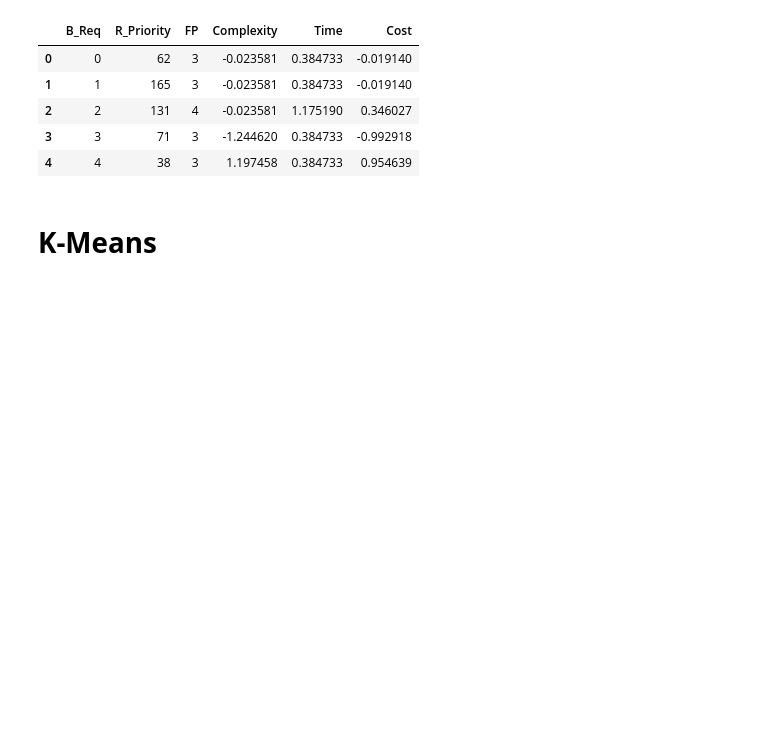
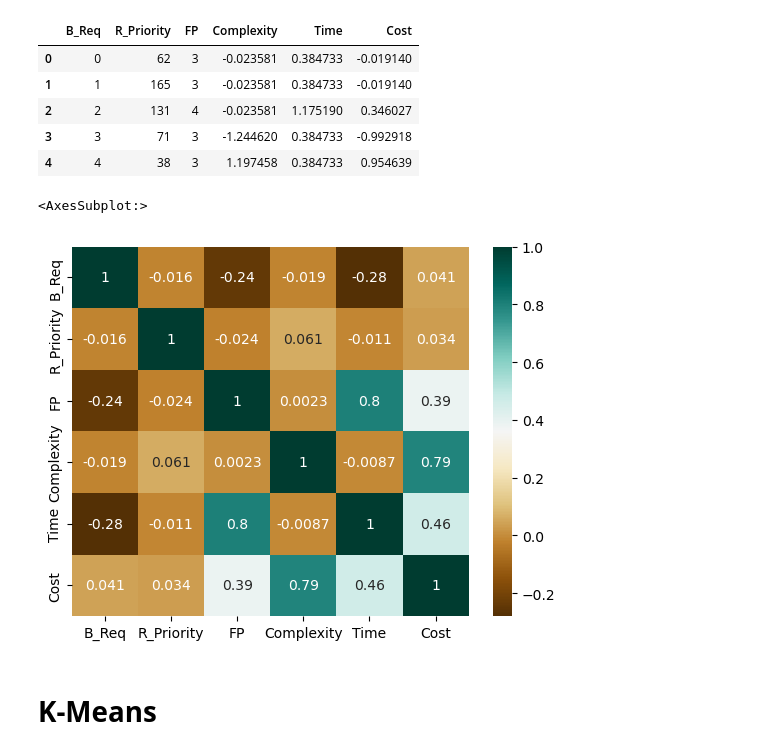
Before and after one commit to Jordan-18/PPL-CS-Prioritization-, a Jupyter notebook: preprocess.split-data.clustering.ipynb, the cells around one changed output. Drawn from its saved outputs; the diff is of its cells as text; code cells hidden in the pictures; blank space fills up the shorter version.

```diff
--- a/preprocess.split-data.clustering.ipynb
+++ b/preprocess.split-data.clustering.ipynb
@@ -49,6 +50,12 @@ dataset.head()
 # %%
 X = dataset[['Complexity', 'Time', 'Cost']]
 # X = dataset.iloc[:, 1:]
+# %%
+heatcol = dataset.corr()
+sns.heatmap(heatcol,cmap="BrBG",annot=True)
+# %% [output]
+<AxesSubplot:>
+[figure, added]
 # %% [markdown]
 # **K-Means**
 # %%
```
Also changed, not shown: parts of 1 cell of this notebook, 3 other files.
